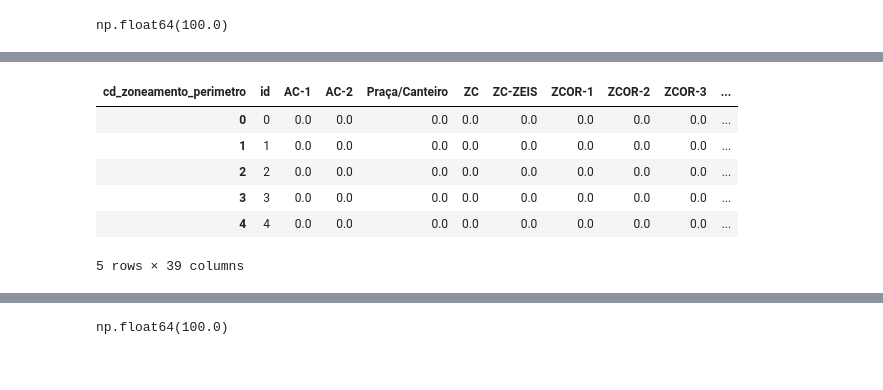
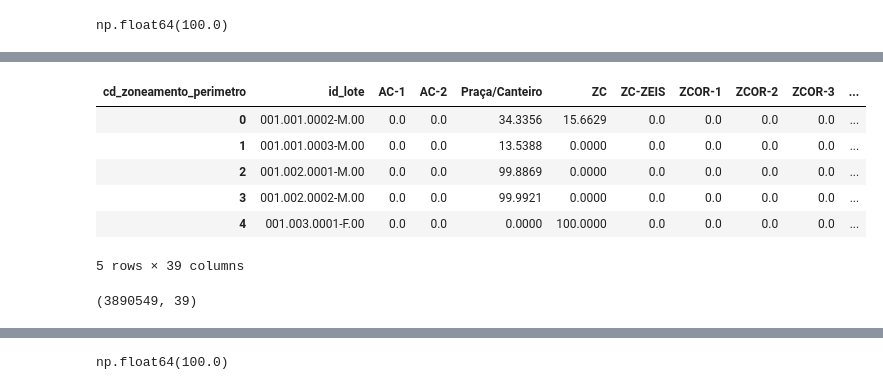
Before and after one commit to h-pgy/zoneamento_lotes_pmsp, a Jupyter notebook: 03_data_munging_final.ipynb, the cells around one changed output, grey strips where cells are left out. Saved outputs shown, nothing was run; the diff lists cells and outputs as text; code cells hidden in the pictures.

```diff
--- a/03_data_munging_final.ipynb
+++ b/03_data_munging_final.ipynb
@@ -625,18 +660,28 @@ df_final['id'] = df_final.reset_index().index
+# %%
+df_final['id_lote'] = df_final.apply(id_lote_atualizado, axis=1)
 # %%
 colunas_dados = [
-    'id',
+    'id_lote',
     'cd_zoneamento_perimetro',
     'percentual_interseccao'
 ]
+# %%
+df_dados = df_final[colunas_dados]
+# %%
+df_dados.drop_duplicates(inplace=True)
 # %%
-dados = df_final[colunas_dados].pivot(index='id',columns='cd_zoneamento_perimetro', values='percentual_interseccao').fillna(0)
+dados = df_dados.pivot(index='id_lote',columns='cd_zoneamento_perimetro', values='percentual_interseccao').fillna(0)
 dados = dados.reset_index()
 dados.head()
 # %% [output]
-| cd_zoneamento_perimetro | id | AC-1 | AC-2 | Praça/Canteiro | ZC | ZC-ZEIS | ZCOR-1 | ZCOR-2 | ZCOR-3 | ... |
-| 0 | 0 | 0.0 | 0.0 | 0.0 | 0.0 | 0.0 | 0.0 | 0.0 | 0.0 | ... |
-| 1 | 1 | 0.0 | 0.0 | 0.0 | 0.0 | 0.0 | 0.0 | 0.0 | 0.0 | ... |
-| 2 | 2 | 0.0 | 0.0 | 0.0 | 0.0 | 0.0 | 0.0 | 0.0 | 0.0 | ... |
-| 3 | 3 | 0.0 | 0.0 | 0.0 | 0.0 | 0.0 | 0.0 | 0.0 | 0.0 | ... |
-| 4 | 4 | 0.0 | 0.0 | 0.0 | 0.0 | 0.0 | 0.0 | 0.0 | 0.0 | ... |
+| cd_zoneamento_perimetro | id_lote | AC-1 | AC-2 | Praça/Canteiro | ZC | ZC-ZEIS | ZCOR-1 | ZCOR-2 | ZCOR-3 | ... |
+| 0 | 001.001.0002-M.00 | 0.0 | 0.0 | 34.3356 | 15.6629 | 0.0 | 0.0 | 0.0 | 0.0 | ... |
+| 1 | 001.001.0003-M.00 | 0.0 | 0.0 | 13.5388 | 0.0000 | 0.0 | 0.0 | 0.0 | 0.0 | ... |
+| 2 | 001.002.0001-M.00 | 0.0 | 0.0 | 99.8869 | 0.0000 | 0.0 | 0.0 | 0.0 | 0.0 | ... |
+| 3 | 001.002.0002-M.00 | 0.0 | 0.0 | 99.9921 | 0.0000 | 0.0 | 0.0 | 0.0 | 0.0 | ... |
+| 4 | 001.003.0001-F.00 | 0.0 | 0.0 | 0.0000 | 100.0000 | 0.0 | 0.0 | 0.0 | 0.0 | ... |
 5 rows × 39 columns
+# %%
+dados.shape
+# %% [output]
+(3890549, 39)
```
Also changed, not shown: parts of 33 cells of this notebook, 1 other file.
